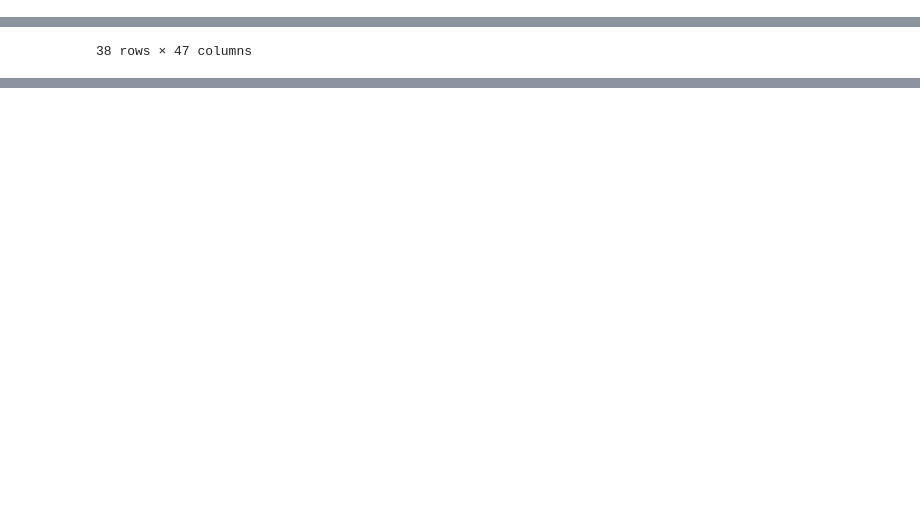
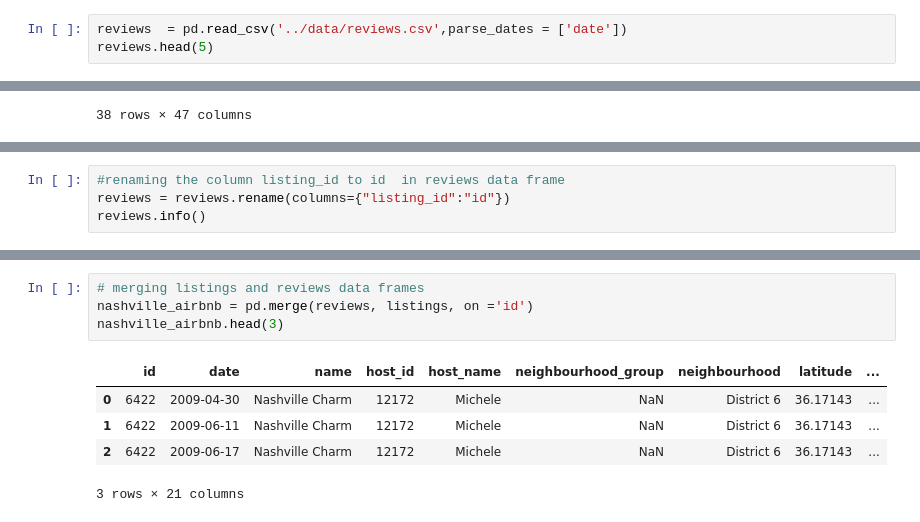
Before and after one commit to v-veena/Short_Term_Rental_Nashville_Capstone, a Jupyter notebook: notebook/shorterm_rental.ipynb, the cells around one changed output, grey strips where cells are left out. Saved outputs shown, nothing was run; the diff lists cells and outputs as text; blank space fills up the shorter version.

```diff
--- a/notebook/shorterm_rental.ipynb
+++ b/notebook/shorterm_rental.ipynb
@@ -18,0 +32,3 @@ permits.head(3)
+# %%
+reviews  = pd.read_csv('../data/reviews.csv',parse_dates = ['date'])
+reviews.head(5)
@@ -343,0 +417,4 @@ by_end_of_2025
+# %%
+#renaming the column listing_id to id  in reviews data frame
+reviews = reviews.rename(columns={"listing_id":"id"})
+reviews.info()
@@ -343,0 +431,10 @@ by_end_of_2025
+# %%
+# merging listings and reviews data frames
+nashville_airbnb = pd.merge(reviews, listings, on ='id')
+nashville_airbnb.head(3)
+# %% [output]
+|  | id | date | name | host_id | host_name | neighbourhood_group | neighbourhood | latitude | ... |
+| 0 | 6422 | 2009-04-30 | Nashville Charm | 12172 | Michele | NaN | District 6 | 36.17143 | ... |
+| 1 | 6422 | 2009-06-11 | Nashville Charm | 12172 | Michele | NaN | District 6 | 36.17143 | ... |
+| 2 | 6422 | 2009-06-17 | Nashville Charm | 12172 | Michele | NaN | District 6 | 36.17143 | ... |
+3 rows × 21 columns
```
Also changed, not shown: parts of 20 cells of this notebook.
